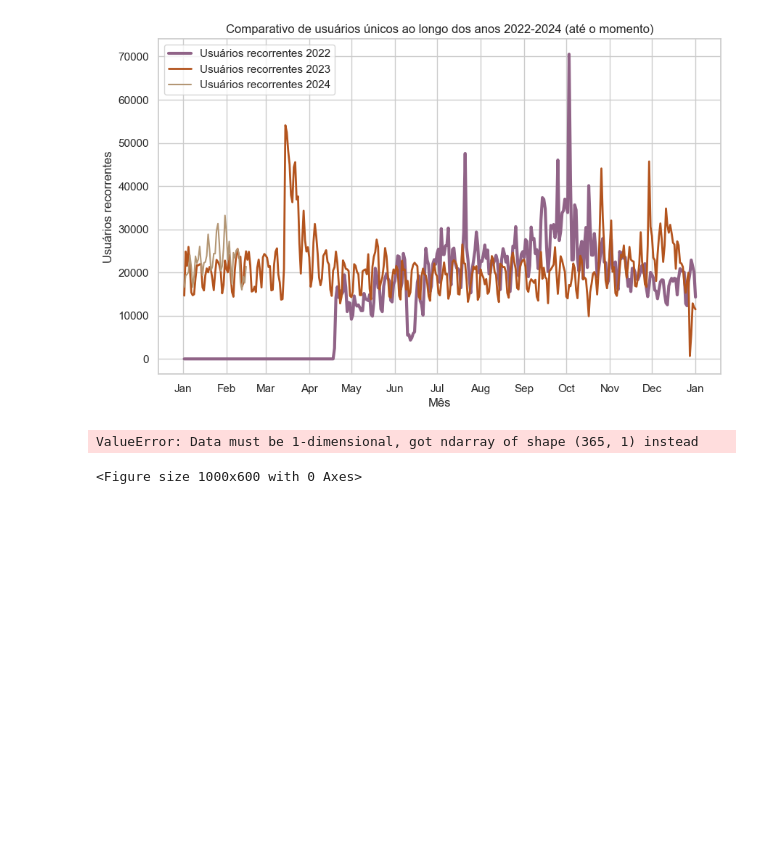
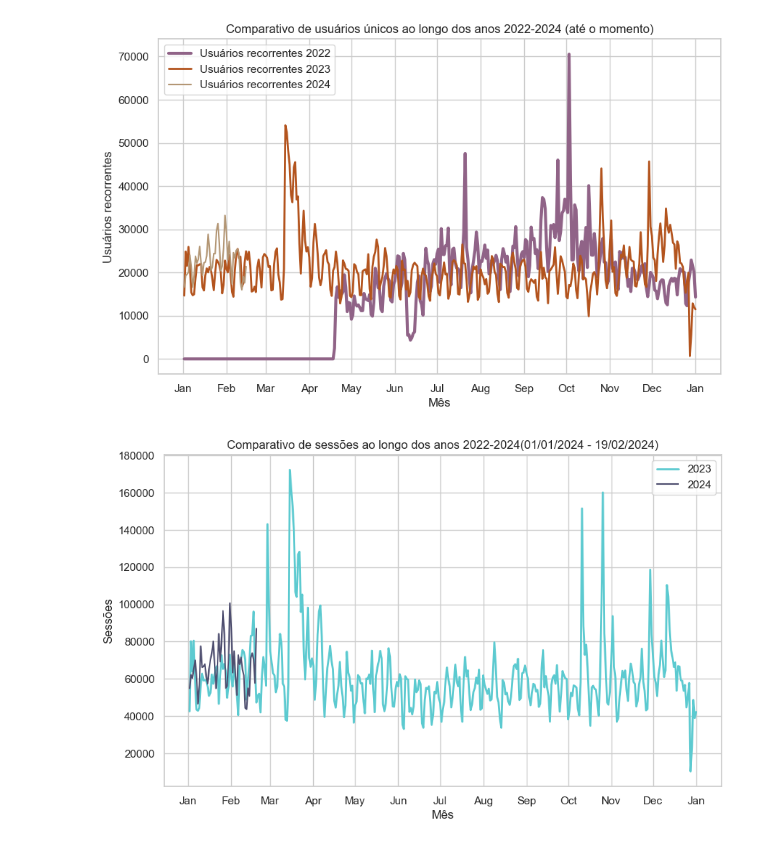
Before and after one commit to alisson002/Relat-rios-TN-e-JPN_Python, a Jupyter notebook: comparativos/graficosPython - linha.ipynb, the cells around one changed output. Saved outputs shown, nothing was run; the diff lists cells and outputs as text; code cells hidden in the pictures; blank space fills up the shorter version.

```diff
--- a/comparativos/graficosPython - linha.ipynb
+++ b/comparativos/graficosPython - linha.ipynb
@@ -665,41 +657,51 @@ sessoes2023['Nº dia'] = sessoes2023['Nº dia']+1
 # %%
+sessoes2023 = pd.read_csv(r'Portal\sessoes\sessoes2023.csv', skiprows=7)
+
+sessoes2023.columns = ['Data','Nº dia','sessoes','nan']
+
+sessoes2023['Nº dia'] = sessoes2023['Nº dia']+1
+
+sessoes2024 = pd.read_csv(r'Portal\sessoes\sessoes2024.csv', skiprows=7)
+
+sessoes2024.columns = ['Data','Nº dia','sessoes','nan']
+
+sessoes2024['Nº dia'] = sessoes2024['Nº dia']+1
 
 # Configurando o tema do Seaborn
 sns.set_theme(style="whitegrid")
 
 # Criando o gráfico de linhas
 plt.figure(figsize=(10, 6))  # Definindo o tamanho da figura
 
 # Definindo a paleta de cores desejada
-cores = ["#906387","#b3541e","#B39674"]
+cores = ["#252745","#4f4f70","#5ccad0"]
 
 # cores = ["#EE7B12", "#355424", "#ED3013", "#9EC274","#7AB","#EDA"]
 
 # Plotando o gráfico de linhas
 # sns.lineplot(x="Nº dia", y="Usuários recorrentes", data=usuarios_recorrentes22, label="Usuários recorrentes 2022", linewidth=3, color=cores[0])
-sns.lineplot(x=sessoes2023.index, y="sessoes", data=sessoes2023, label="Sessõesno portal em 2023", linewidth=2, color=cores[1])
-# sns.lineplot(x="Nº dia", y="Usuários recorrentes", data=usuarios_recorrentes24, label="Usuários recorrentes 2024", linewidth=1.5, color=cores[2])
+sns.lineplot(x="Nº dia", y="sessoes", data=sessoes2023, label="2023", linewidth=2, color=cores[2])
+sns.lineplot(x="Nº dia", y="sessoes", data=sessoes2024, label="2024", linewidth=1.5, color=cores[1])
 
 
 # Ajustando o intervalo entre as datas no eixo x
 plt.gca().xaxis.set_major_locator(mdates.MonthLocator())  # Intervalo de 1 dia
 
 # Formatando os rótulos do eixo x para incluir o nome do mês
 plt.gca().xaxis.set_major_formatter(mdates.DateFormatter('%b'))  # Exemplo: Jan 2024
 
 #plt.xticks(rotation=-90)
 
 # Adicionando rótulos e título ao gráfico
 plt.xlabel("Mês")
-#plt.ylabel("Alcance | Visitas | Seguidores")
-plt.title("Comparativo de sessões ao longo dos anos 2022-2024 (até o momento)")
+plt.ylabel("Sessões")
+plt.title("Comparativo de sessões ao longo dos anos 2022-2024(01/01/2024 - 19/02/2024)")
 
 #plt.yticks([])
 
 plt.legend()
 
 # Exibindo o gráfico
 plt.show()
 # %% [output]
-ValueError: Data must be 1-dimensional, got ndarray of shape (365, 1) instead
-<Figure size 1000x600 with 0 Axes>
+[figure, added]
```
Also changed, not shown: parts of 2 cells of this notebook, 5 other files.
